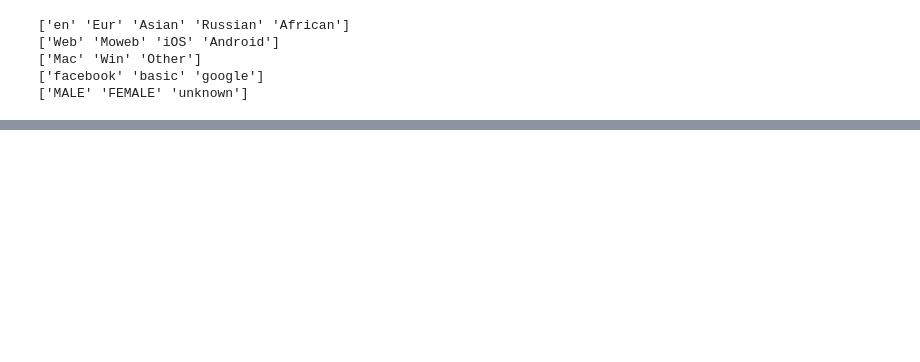
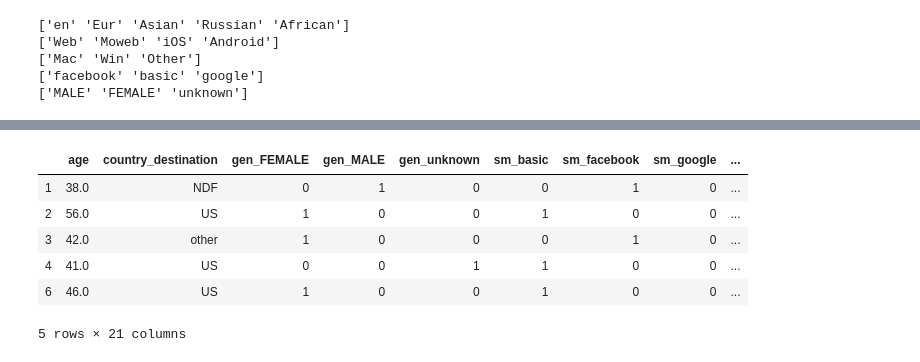
Before and after one commit to venkii83/Springboard, a Jupyter notebook: Capstone 1.ipynb, the cells around one changed output, grey strips where cells are left out. Drawn from its saved outputs; the diff is of its cells as text; code cells hidden in the pictures; blank space fills up the shorter version.

```diff
--- a/Capstone 1.ipynb
+++ b/Capstone 1.ipynb
@@ -693,0 +701,17 @@ print(dffinal_lg.head())
+# %%
+#replacing the NaN's to zeros for date of first booking:
+dffinal_lg['date_first_booking'] = dffinal_lg['date_first_booking'].replace(np.nan, 0)
+# %%
+#Converting date of first booking to numerical value:
+dffinal_lg['bkdt_num'] = dffinal_lg['date_first_booking'].map(lambda x: 1 if x != 0 else 0)
+dffinal_lg = dffinal_lg.drop(columns=['date_first_booking', 'id'])
+# %%
+dffinal_lg.head()
+# %% [output]
+|  | age | country_destination | gen_FEMALE | gen_MALE | gen_unknown | sm_basic | sm_facebook | sm_google | ... |
+| 1 | 38.0 | NDF | 0 | 1 | 0 | 0 | 1 | 0 | ... |
+| 2 | 56.0 | US | 1 | 0 | 0 | 1 | 0 | 0 | ... |
+| 3 | 42.0 | other | 1 | 0 | 0 | 0 | 1 | 0 | ... |
+| 4 | 41.0 | US | 0 | 0 | 1 | 1 | 0 | 0 | ... |
+| 6 | 46.0 | US | 1 | 0 | 0 | 1 | 0 | 0 | ... |
+5 rows × 21 columns
```
Also changed, not shown: parts of 6 cells of this notebook.
